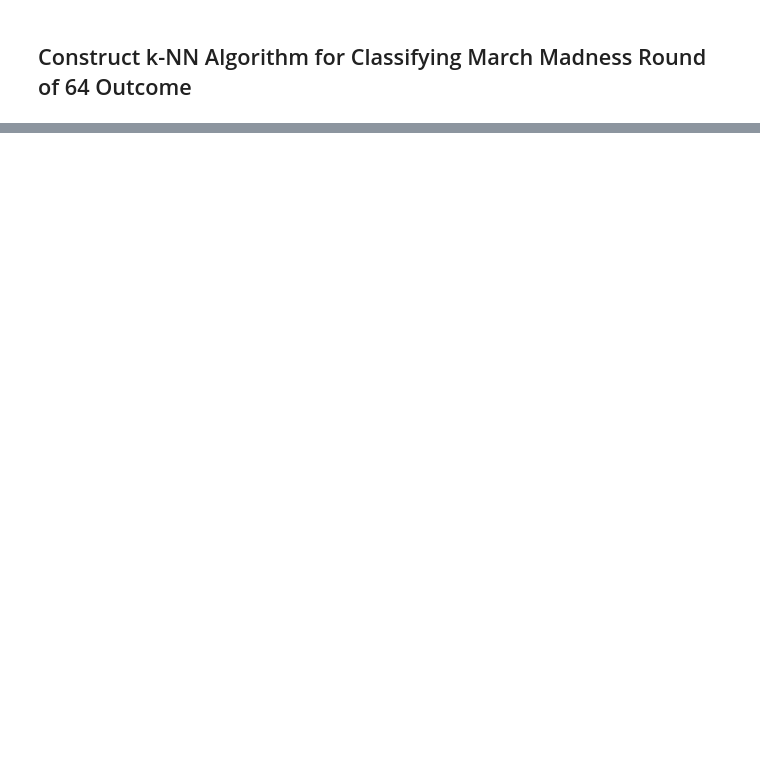
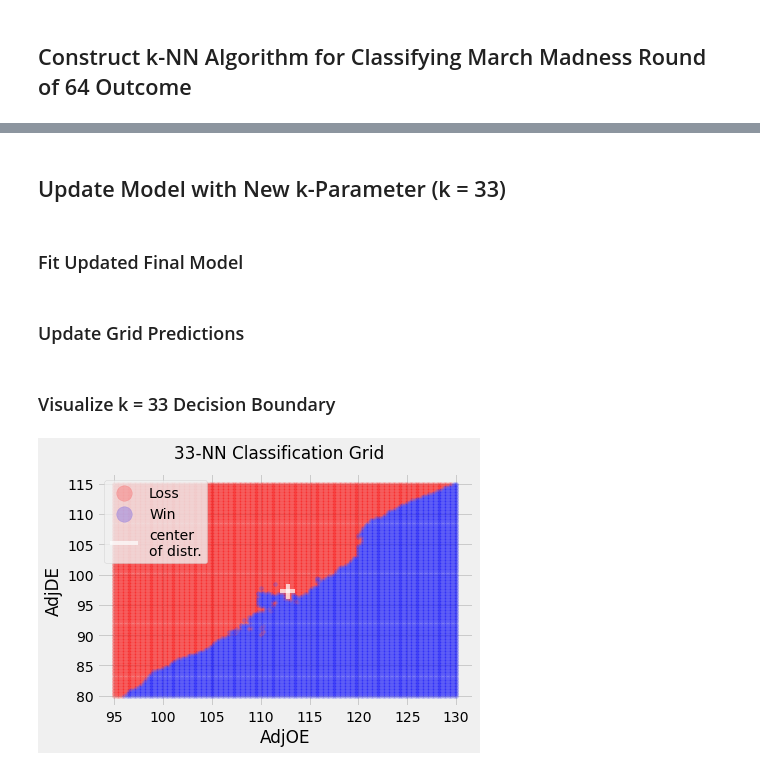
Before and after one commit to calvin5walters/k-NN_March_Madness_R64_Algorithm, a Jupyter notebook: March_Madness_R64_k-NN_Algorithm.ipynb, the cells around one changed output, grey strips where cells are left out. Drawn from its saved outputs; the diff is of its cells as text; code cells hidden in the pictures; blank space fills up the shorter version.

```diff
--- a/March_Madness_R64_k-NN_Algorithm.ipynb
+++ b/March_Madness_R64_k-NN_Algorithm.ipynb
@@ -555,0 +437,4 @@ plots.ylabel('AdjDE');
+# %% [markdown]
+## Update Model with New k-Parameter (k = 33)
+# %% [markdown]
+### Fit Updated Final Model
@@ -555,0 +446,2 @@ plots.ylabel('AdjDE');
+# %% [markdown]
+### Update Grid Predictions
@@ -555,0 +451,25 @@ plots.ylabel('AdjDE');
+# %% [markdown]
+### Visualize k = 33 Decision Boundary
+# %%
+# a visualization of the k-NN classification grid
+
+# k-NN algorithm
+plots.scatter(test_grid.AdjOE[grid_preds == 1], test_grid.AdjDE[grid_preds == 1],
+              color = 'red', alpha = 0.2, s = 15,
+              label = 'Loss')
+plots.scatter(test_grid.AdjOE[grid_preds == 2], test_grid.AdjDE[grid_preds == 2],
+              color = 'blue', alpha = 0.2, s = 15,
+              label = 'Win')
+
+# center of distribution
+plots.vlines(np.mean(teams['AdjOE']), ymin = 96, ymax = 98.5,
+             color = 'white', alpha = 0.7, label = 'center\nof distr.')
+plots.hlines(np.mean(teams['AdjDE']), xmin = 112, xmax = 113.5,
+             color = 'white', alpha = 0.7)
+
+plots.suptitle(str(optimal_k) + '-NN Classification Grid')
+plots.legend(loc = "upper left", markerscale = 4)
+plots.xlabel('AdjOE')
+plots.ylabel('AdjDE');
+# %% [output]
+[figure, added]
```
Also changed, not shown: parts of 42 cells of this notebook.
